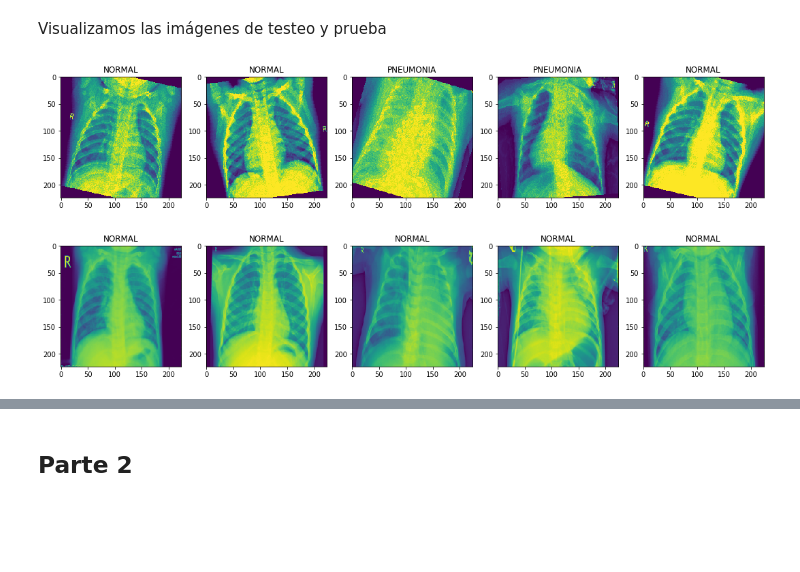
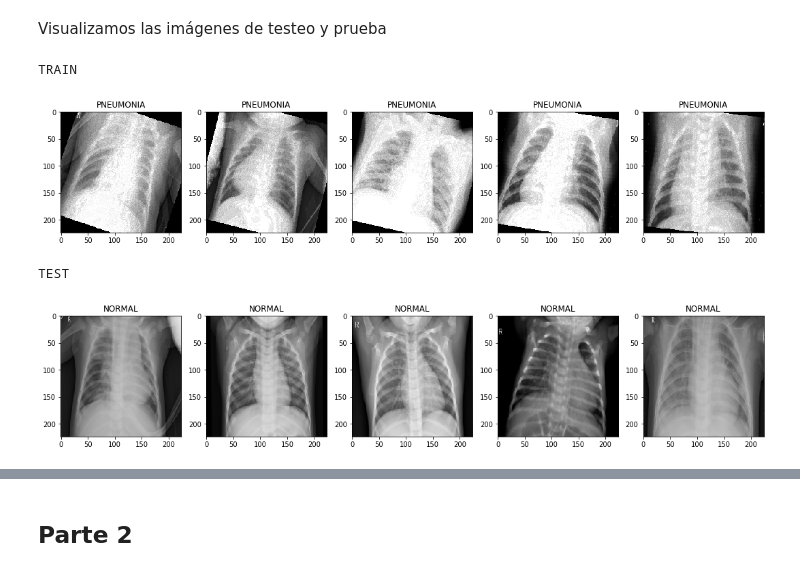
Before and after one commit to chapax123/Tarea-2-Lab-de-datos, a Jupyter notebook: Tarea_2.ipynb, the cells around one changed output, grey strips where cells are left out. Cells and saved outputs as stored; diff of their text form; code cells hidden in the pictures; blank space fills up the shorter version.

```diff
--- a/Tarea_2.ipynb
+++ b/Tarea_2.ipynb
@@ -32,22 +33,25 @@ import torchvision.datasets as datasets
 import matplotlib.pyplot as plt
 # %%
 def loader(path):
+    ''' Cargar la imagen '''
     Img = Image.open(path)
+    '''Verificar que tenga 3 canales '''
     if len(Img.split()) == 1:
-        im = Image.merge("RGB", (Img.split()[0], Img.split()[0], Img.split()[0]))
-        return im
-    else:
-        return Img
+        Img = Image.merge("RGB", (Img.split()[0], Img.split()[0], Img.split()[0]))
+    return Img
 
+''' Conjunto de Transformaciones '''
 transformaciones_train = transforms.Compose([transforms.Resize([224,224]),
-                                       transforms.RandomHorizontalFlip(p=0.5),
-                                       transforms.RandomRotation(degrees=(-20,20)),
-                                       transforms.Lambda(lambda img: img.point(lambda i: i*np.random.uniform(1.2,1.5))),
-                                       transforms.ToTensor()])
+                                             transforms.RandomHorizontalFlip(p=0.5),
+#                                              transforms.ColorJitter(brightness=(0,1)),
+                                             transforms.RandomRotation(degrees=(-20,20)),
+                                             transforms.Lambda(lambda img: img.point(lambda i: i*np.random.uniform(1.2,1.5))),
+                                             transforms.ToTensor()])
 
 transformaciones_test = transforms.Compose([transforms.Resize([224,224]),
                                             transforms.ToTensor()])
 
+''' Se cargan los datos y se les aplica las transformaciones anteriores '''
 data_train = datasets.DatasetFolder(root='data\\chest_xray\\train',loader = loader,extensions = ('jpeg'),
                                     transform=transformaciones_train)
 data_test = datasets.DatasetFolder(root='data\\chest_xray\\test',loader = loader,extensions = ('jpeg'),
@@ -55,15 +95,21 @@ data_test = datasets.DatasetFolder(root='data\\chest_xray\\test',loader = loader
 # %% [markdown]
 Visualizamos las imágenes de testeo y prueba
 # %%
-def mostrar_imagenes(m=4, tipo='train'):
+def mostrar_imagenes(m=4, tipo='train',modo = 'PIL'):
     fig, ax = plt.subplots(1, m, figsize=(15, 8))
     for i in range(m):
         if tipo == 'train':
             num = np.random.randint(5233)
-            ax[i].imshow(data_train[num][0][1, :])
+            if modo == 'PIL':
+                ax[i].imshow(data_train[num][0].permute(1,2,0))#[1, :])
+            if modo == 'ski':
+                ax[i].imshow(data_train_ski[num][0].permute(1,2,0))#[1, :])
         if tipo == 'test':
             num = np.random.randint(621)
-            ax[i].imshow(data_test[num][0][1, :])
+            if modo == 'PIL':
+                ax[i].imshow(data_test[num][0].permute(1,2,0))#[1, :])
+            if modo == 'ski':
+                ax[i].imshow(data_test_ski[num][0].permute(1,2,0))#[1, :])
 
         if data_train[num][1] == 0:
             ax[i].title.set_text('NORMAL')
@@ -73,11 +119,14 @@ def mostrar_imagenes(m=4, tipo='train'):
     plt.tight_layout()
     plt.show()
     return
-# %%
-mostrar_imagenes(5)
-# %% [output]
-[figure, removed]
-# %%
-mostrar_imagenes(5, 'test')
-# %% [output]
-[figure, removed]
+# %%
+'''PIL'''
+print('TRAIN')
+mostrar_imagenes(5)
+print('TEST')
+mostrar_imagenes(5, 'test')
+# %% [output]
+TRAIN
+[figure, added]
+TEST
+[figure, added]
```
Also changed, not shown: parts of 19 cells of this notebook, 1 other file.
